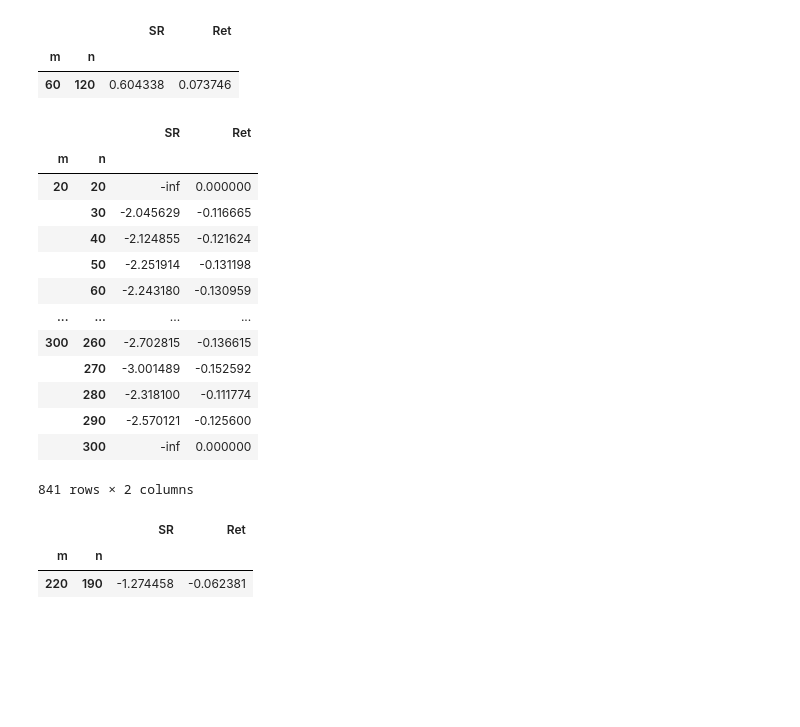
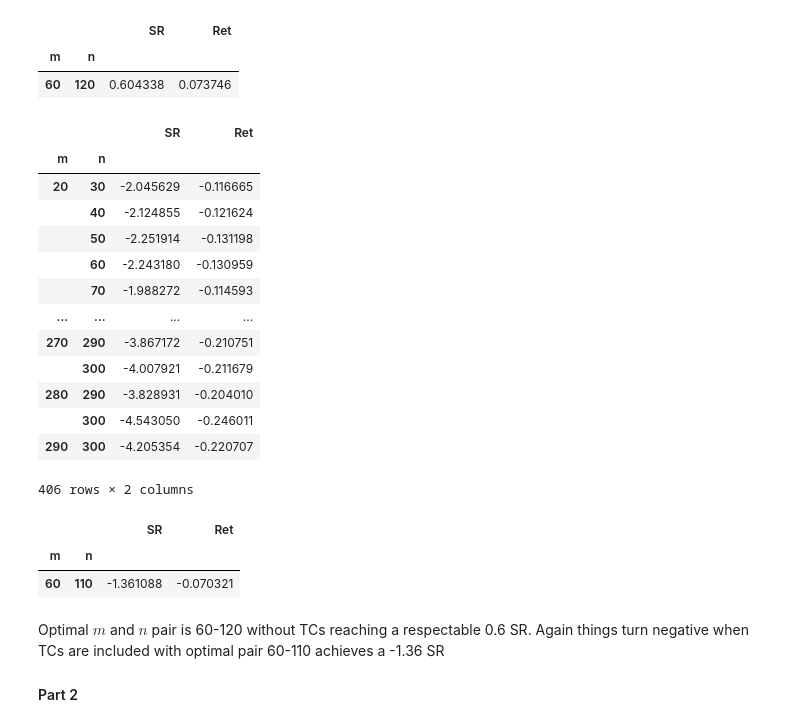
Before and after one commit to NehrenD/algo_trading_and_quant_strategies, a Jupyter notebook: exercises/chapter5_solutions.ipynb, the cells around one changed output. Saved outputs shown, nothing was run; the diff lists cells and outputs as text; code cells hidden in the pictures; blank space fills up the shorter version.

```diff
--- a/exercises/chapter5_solutions.ipynb
+++ b/exercises/chapter5_solutions.ipynb
@@ -287,13 +287,13 @@ In this case the return is always negative with 90 days still the best case.
 ##### Rule 2 (Bollinger Rule)
 # %%
 def bollinger_strategy(prices,params):
-    mav = fx_prices.rolling(params.get('m')).mean()
-    mstd = fx_prices.rolling(params.get('m')).std()
+    mav = prices.rolling(params.get('m')).mean()
+    mstd = prices.rolling(params.get('m')).std()
     p_plus = mav + 2*mstd
     p_minus = mav + 2*mstd
-    signal = 0*fx_prices
+    signal = 0*prices
     for currency in fx_prices.columns:
-        fx = fx_prices.loc[:,currency]
+        fx = prices.loc[:,currency]
         p_p = p_plus.loc[:,currency]
         p_m = p_minus.loc[:,currency]
         signal.loc[fx>p_p,currency]= 1
@@ -363,12 +363,12 @@ For the Bollinger Rule the best $m$ is 80 with a small 0.01 SR without cost and
 ##### Rule 3 (Resistance Support)
 # %%
 def resistance_support_strategy(prices,params):
-    rs_buy = fx_prices.rolling(params.get('m')).max().shift()
-    rs_sell = fx_prices.rolling(params.get('m')).min().shift()
+    rs_buy = prices.rolling(params.get('m')).max().shift()
+    rs_sell = prices.rolling(params.get('m')).min().shift()
 
-    signal = 0*fx_prices
-    for currency in fx_prices.columns:
-        fx = fx_prices.loc[:,currency]
+    signal = 0*prices
+    for currency in prices.columns:
+        fx = prices.loc[:,currency]
         rs_b = rs_buy.loc[:,currency]
         rs_s = rs_sell.loc[:,currency]
         signal.loc[fx>rs_b,currency]= 1
@@ -438,8 +438,8 @@ For the Resistance Support Rule we have $m$ of 230 as the best performing lag bu
 ##### Rule 4 (Momentum)
 # %%
 def momentum(prices,params):
-    f_ma = fx_prices.rolling(params.get('m')).mean()
-    s_ma = fx_prices.rolling(params.get('n')).mean()
+    f_ma = prices.rolling(params.get('m')).mean()
+    s_ma = prices.rolling(params.get('n')).mean()
     mac = f_ma - s_ma
 
     return mac
@@ -481,33 +481,40 @@ results.loc[results.SR == results.SR.max()]
 # %%
 results = []
 
 for m in m_values:
     for n in m_values:
+
+        if m >=n:
+            continue
 
         params = dict(m=m,n=n)
         ret,sr = backtest_strategy(fx_prices,momentum,params,tc_pct=15/10000)
         results.append(dict(m=m,n=n,SR=sr,Ret=ret))
 
 results = pd.DataFrame(results).set_index(['m','n'])
 results
 # %% [output]
 |  |  | SR | Ret |
 | m | n |  |  |
-| 20 | 20 | -inf | 0.000000 |
-|  | 30 | -2.045629 | -0.116665 |
+| 20 | 30 | -2.045629 | -0.116665 |
 |  | 40 | -2.124855 | -0.121624 |
 |  | 50 | -2.251914 | -0.131198 |
 |  | 60 | -2.243180 | -0.130959 |
+|  | 70 | -1.988272 | -0.114593 |
 | ... | ... | ... | ... |
-| 300 | 260 | -2.702815 | -0.136615 |
-|  | 270 | -3.001489 | -0.152592 |
-|  | 280 | -2.318100 | -0.111774 |
-|  | 290 | -2.570121 | -0.125600 |
-|  | 300 | -inf | 0.000000 |
+| 270 | 290 | -3.867172 | -0.210751 |
+|  | 300 | -4.007921 | -0.211679 |
+| 280 | 290 | -3.828931 | -0.204010 |
+|  | 300 | -4.543050 | -0.246011 |
+| 290 | 300 | -4.205354 | -0.220707 |
-841 rows × 2 columns
+406 rows × 2 columns
 # %%
 results.loc[results.SR == results.SR.max()]
 # %% [output]
 |  |  | SR | Ret |
 | m | n |  |  |
-| 220 | 190 | -1.274458 | -0.062381 |
+| 60 | 110 | -1.361088 | -0.070321 |
+# %% [markdown]
+Optimal $m$ and $n$ pair is 60-120 without TCs reaching a respectable 0.6 SR. Again things turn negative when TCs are included with optimal pair 60-110 achieves a -1.36 SR
+
+#### Part 2
```
Also changed, not shown: parts of 13 cells of this notebook, 2 other files.
